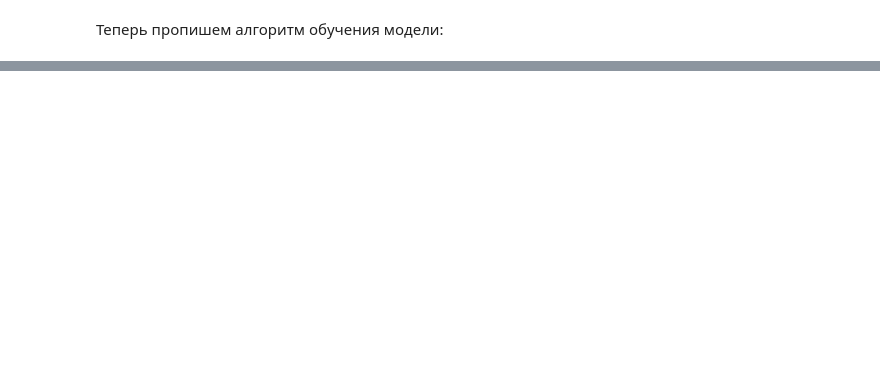
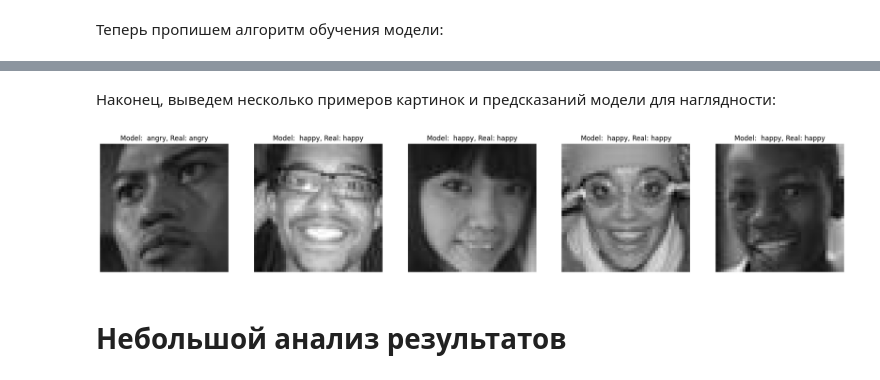
Before and after one commit to Yrkaa/Emotion-Classification, a Jupyter notebook: ml/notebooks/emotion_classification.ipynb, the cells around one changed output, grey strips where cells are left out. Saved outputs shown, nothing was run; the diff lists cells and outputs as text; code cells hidden in the pictures; blank space fills up the shorter version.

```diff
--- a/ml/notebooks/emotion_classification.ipynb
+++ b/ml/notebooks/emotion_classification.ipynb
@@ -441,0 +651,31 @@ len(test_df)
+# %% [markdown]
+Наконец, выведем несколько примеров картинок и предсказаний модели для наглядности:
+# %%
+# Вывод нескольких примеров изображений с предсказаниями моделей
+
+plt.figure(figsize=(24, 12)) # Настройка размеров изображений
+
+for _ in range(5):
+
+    # Получение картинки и ответа из датасета(рандомно)
+    obj_id = random.randint(0, len(test_ds))
+    img, label = test_ds[obj_id]
+
+    # Получение ответа модели
+    pred = torch.argmax(model(img.unsqueeze(0).to(device)), dim=1)
+
+    # Переворачиваем словарь классов для вывода названия эмоции вместо id класса
+    class_map_reverse = {v: k for k, v in class_map.items()}
+
+    # Вывод картинки
+    plt.subplot(1, 5, _+1) # Положение
+    plt.imshow(img.cpu().permute(1, 2, 0)) # Сама картинка
+    plt.title(f"Model:  {class_map_reverse[pred.item()]}, Real: {class_map_reverse[label.item()]}") # Надпись с ответом модели и реальной эмоцией
+    plt.axis('off') # Отключение осей координат
+
+# Показ
+plt.show()
+# %% [output]
+[figure, added]
+# %% [markdown]
+# Небольшой анализ результатов
```
Also changed, not shown: parts of 43 cells of this notebook, 3 other files.
